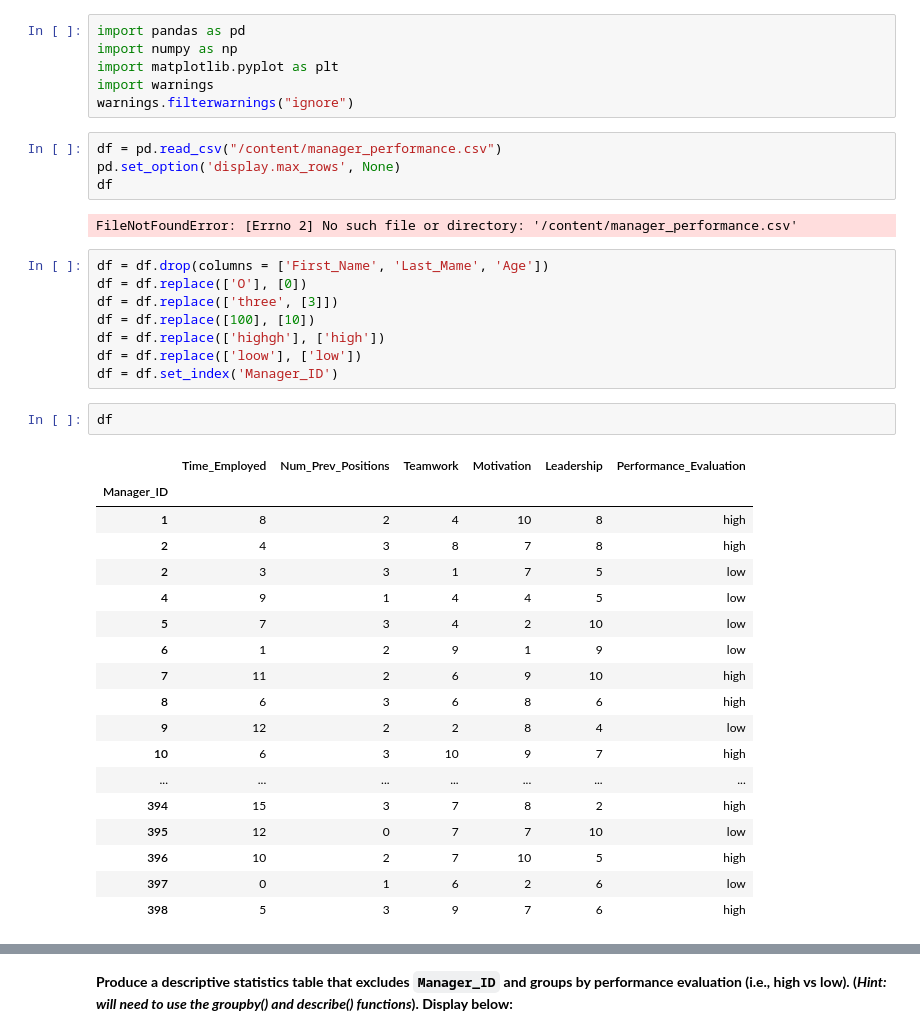
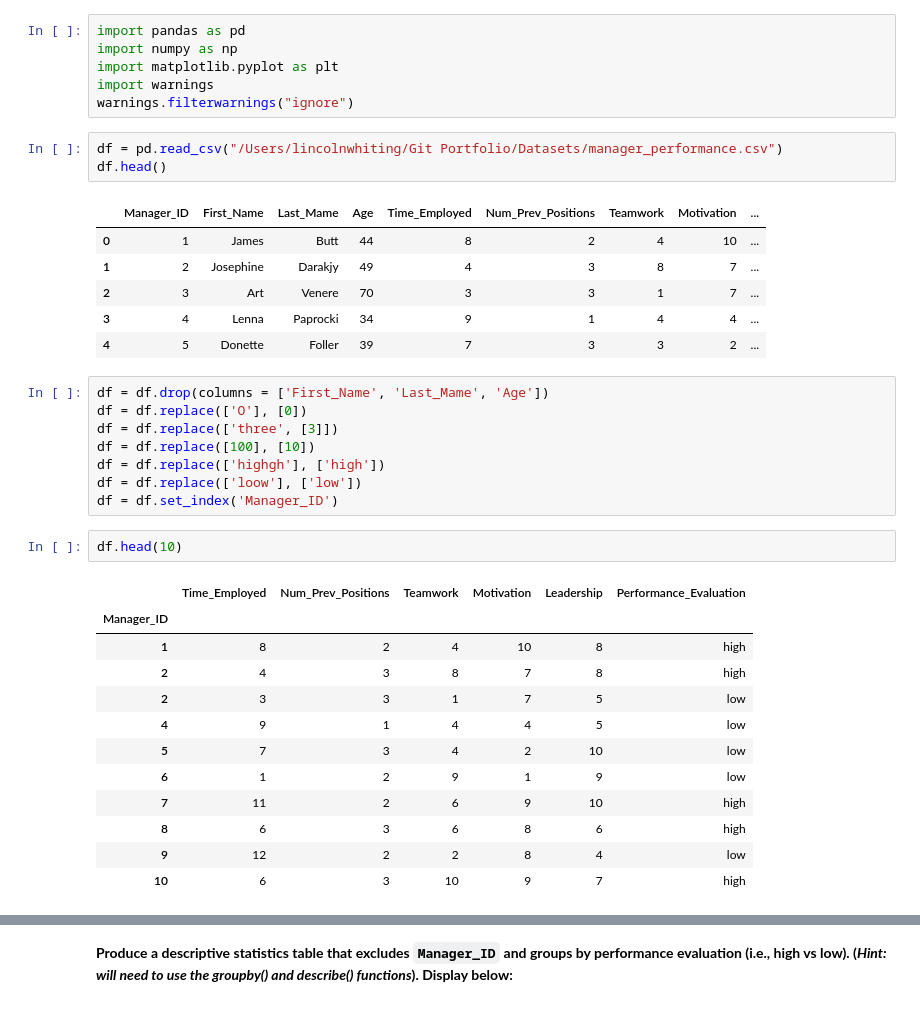
Before and after one commit to Lincoln-Whiting/Portfolio, a Jupyter notebook: Manager_performance.ipynb, the cells around one changed output, grey strips where cells are left out. Saved outputs shown, nothing was run; the diff lists cells and outputs as text.

```diff
--- a/Manager_performance.ipynb
+++ b/Manager_performance.ipynb
@@ -62,11 +44,15 @@ import matplotlib.pyplot as plt
 import warnings
 warnings.filterwarnings("ignore")
 # %%
-df = pd.read_csv("/content/manager_performance.csv")
-pd.set_option('display.max_rows', None)
-df
+df = pd.read_csv("/Users/lincolnwhiting/Git Portfolio/Datasets/manager_performance.csv")
+df.head()
 # %% [output]
-FileNotFoundError: [Errno 2] No such file or directory: '/content/manager_performance.csv'
+|  | Manager_ID | First_Name | Last_Mame | Age | Time_Employed | Num_Prev_Positions | Teamwork | Motivation | ... |
+| 0 | 1 | James | Butt | 44 | 8 | 2 | 4 | 10 | ... |
+| 1 | 2 | Josephine | Darakjy | 49 | 4 | 3 | 8 | 7 | ... |
+| 2 | 3 | Art | Venere | 70 | 3 | 3 | 1 | 7 | ... |
+| 3 | 4 | Lenna | Paprocki | 34 | 9 | 1 | 4 | 4 | ... |
+| 4 | 5 | Donette | Foller | 39 | 7 | 3 | 3 | 2 | ... |
 # %%
 df = df.drop(columns = ['First_Name', 'Last_Mame', 'Age'])
 df = df.replace(['O'], [0])
@@ -76,23 +62,17 @@ df = df.replace(['highgh'], ['high'])
 df = df.replace(['loow'], ['low'])
 df = df.set_index('Manager_ID')
 # %%
-df
+df.head(10)
 # %% [output]
 |  | Time_Employed | Num_Prev_Positions | Teamwork | Motivation | Leadership | Performance_Evaluation |
 | Manager_ID |  |  |  |  |  |  |
 | 1 | 8 | 2 | 4 | 10 | 8 | high |
 | 2 | 4 | 3 | 8 | 7 | 8 | high |
 | 2 | 3 | 3 | 1 | 7 | 5 | low |
 | 4 | 9 | 1 | 4 | 4 | 5 | low |
 | 5 | 7 | 3 | 4 | 2 | 10 | low |
 | 6 | 1 | 2 | 9 | 1 | 9 | low |
 | 7 | 11 | 2 | 6 | 9 | 10 | high |
 | 8 | 6 | 3 | 6 | 8 | 6 | high |
 | 9 | 12 | 2 | 2 | 8 | 4 | low |
 | 10 | 6 | 3 | 10 | 9 | 7 | high |
-| ... | ... | ... | ... | ... | ... | ... |
-| 394 | 15 | 3 | 7 | 8 | 2 | high |
-| 395 | 12 | 0 | 7 | 7 | 10 | low |
-| 396 | 10 | 2 | 7 | 10 | 5 | high |
-| 397 | 0 | 1 | 6 | 2 | 6 | low |
-| 398 | 5 | 3 | 9 | 7 | 6 | high |
```
Also changed, not shown: parts of 72 cells of this notebook.
